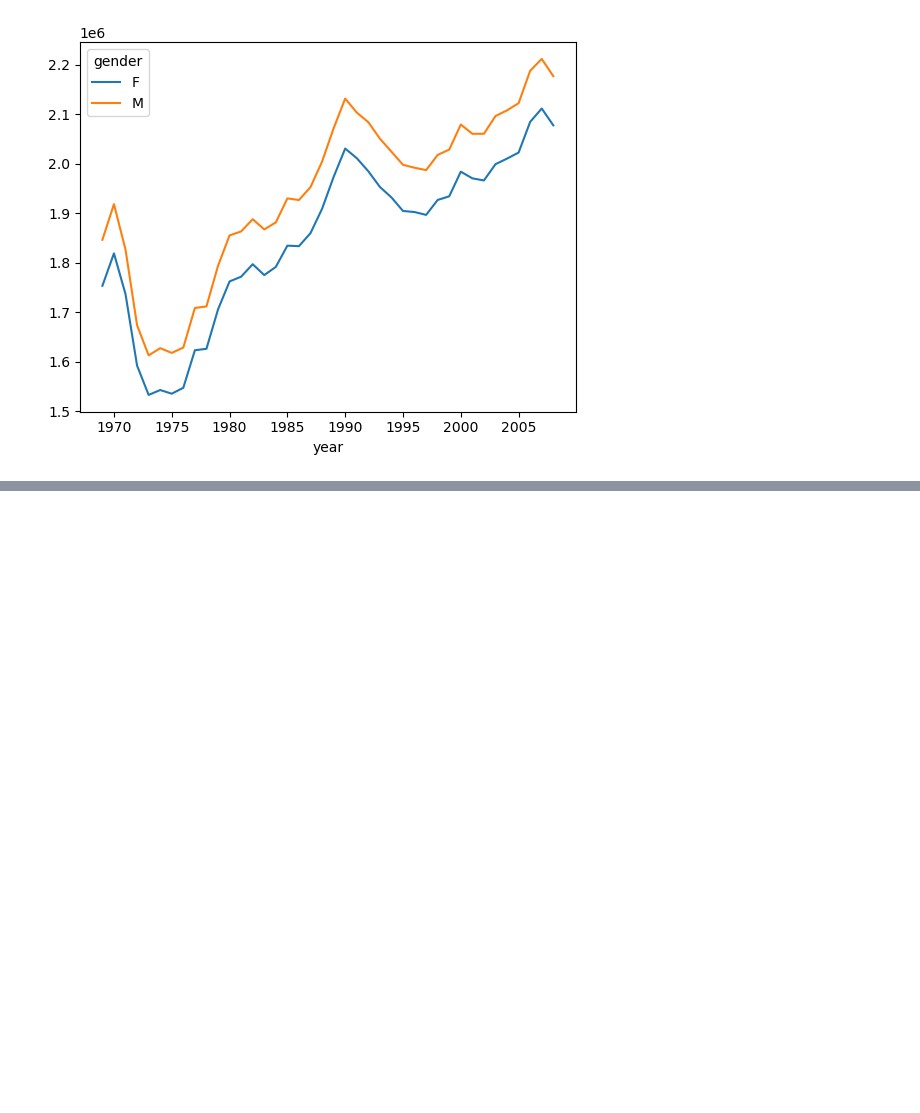
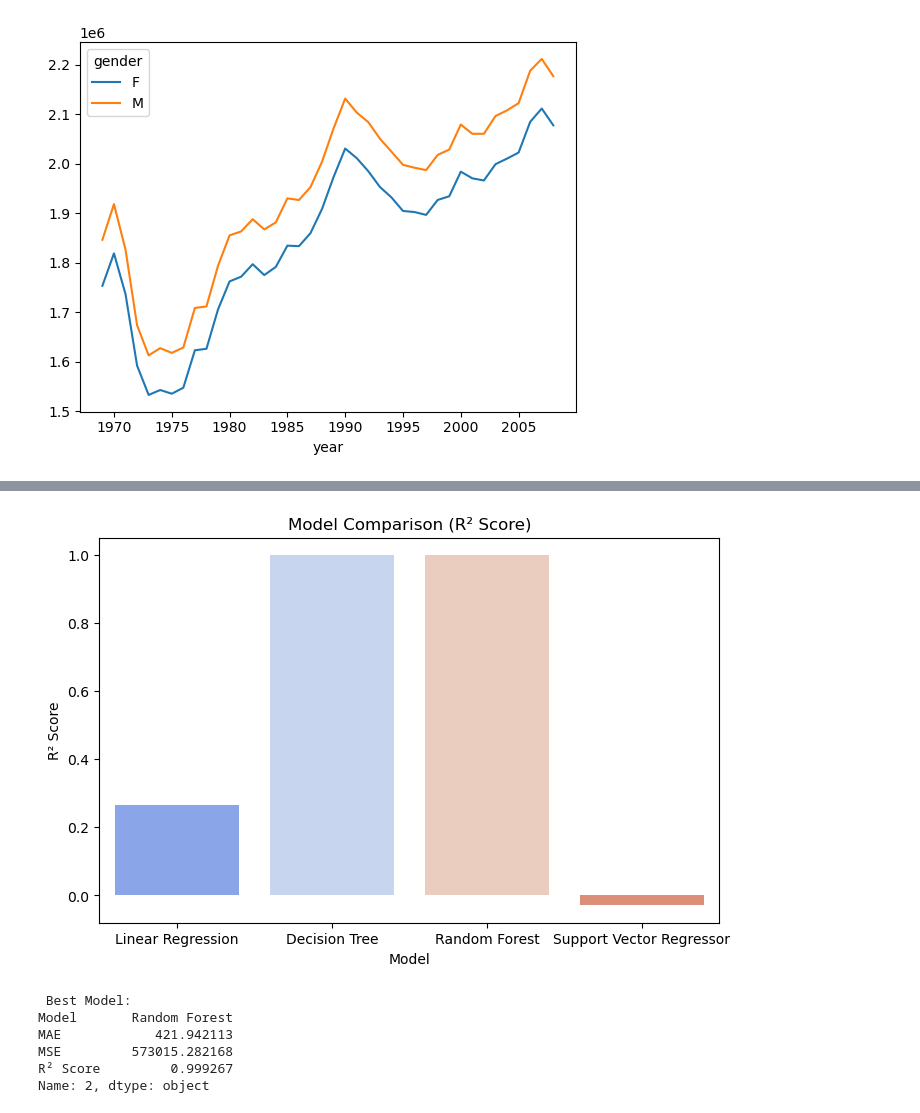
Before and after one commit to poorva-pohekar/Machine-Learning-Project, a Jupyter notebook: Birth_Rate.ipynb, the cells around one changed output, grey strips where cells are left out. Drawn from its saved outputs; the diff is of its cells as text; code cells hidden in the pictures; blank space fills up the shorter version.

```diff
--- a/Birth_Rate.ipynb
+++ b/Birth_Rate.ipynb
@@ -163,0 +181,14 @@ df.groupby(["year", "gender"])["births"].sum().unstack().plot()
+# %%
+# Encode categorical variable 'gender'
+df_encoded = df.copy()
+df_encoded['gender'] = df_encoded['gender'].map({'F': 0, 'M': 1})
+
+# Handle missing values in 'day' if any
+df_encoded['day'].fillna(df_encoded['day'].median(), inplace=True)
+
+# Define features (X) and target (y)
+X = df_encoded[['year', 'month', 'day', 'gender']]
+y = df_encoded['births']
+
+print("Feature matrix (X) shape:", X.shape)
+print("Target vector (y) shape:", y.shape)
@@ -163,0 +198,9 @@ df.groupby(["year", "gender"])["births"].sum().unstack().plot()
+# %%
+from sklearn.model_selection import train_test_split
+
+X_train, X_test, y_train, y_test = train_test_split(
+    X, y, test_size=0.2, random_state=42
+)
+
+print("Training samples:", X_train.shape[0])
+print("Testing samples:", X_test.shape[0])
@@ -163,0 +288,23 @@ df.groupby(["year", "gender"])["births"].sum().unstack().plot()
+# %%
+import matplotlib.pyplot as plt
+import seaborn as sns
+
+plt.figure(figsize=(8,5))
+sns.barplot(x='Model', y='R² Score', data=results_df, palette='coolwarm')
+plt.title("Model Comparison (R² Score)")
+plt.ylabel("R² Score")
+plt.xlabel("Model")
+plt.show()
+# %% [output]
+[figure, added]
+# %%
+best_model = results_df.loc[results_df['R² Score'].idxmax()]
+print(" Best Model:")
+print(best_model)
+# %% [output]
+ Best Model:
+Model       Random Forest
+MAE            421.942113
+MSE         573015.282168
+R² Score         0.999267
+Name: 2, dtype: object
```
Also changed, not shown: parts of 9 cells of this notebook.
